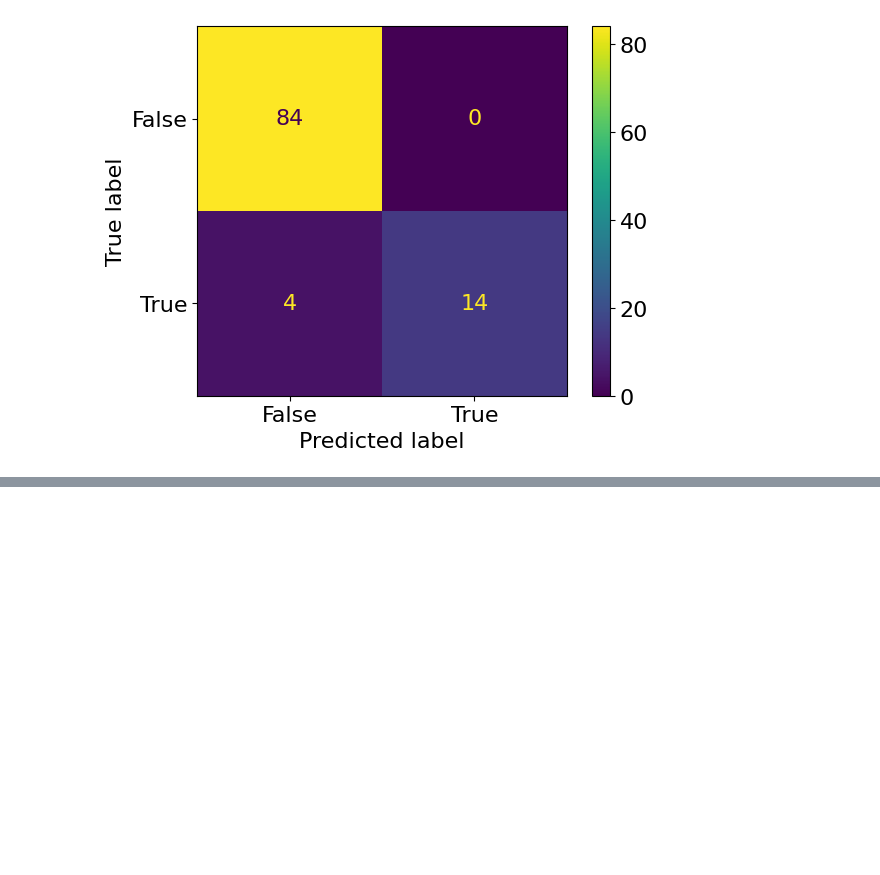
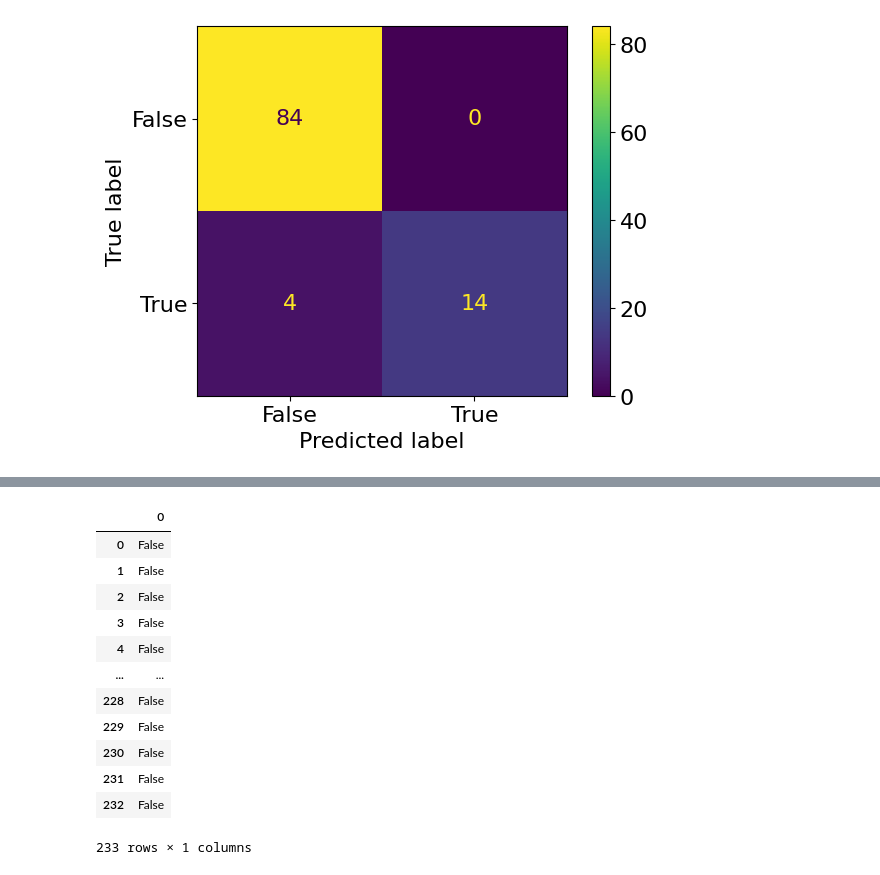
Before and after one commit to Zirui0102/LCI_extraction, a Jupyter notebook: Table_title_embedding.ipynb, the cells around one changed output, grey strips where cells are left out. Cells and saved outputs as stored; diff of their text form; code cells hidden in the pictures; blank space fills up the shorter version.

```diff
--- a/Table_title_embedding.ipynb
+++ b/Table_title_embedding.ipynb
@@ -256,7 +257,7 @@ disp.plot()
 [figure]
 # %%
 # import testing data
-df_LCI = pd.read_csv('C:/Users/89751/OneDrive/Desktop/LCI_test1.csv')
+df_LCI = pd.read_csv('C:/Users/89751/OneDrive/Desktop/PDF_title.csv')
 
 # generate embeddings
 text_embedding_list = generate_embeddings(df_LCI['Table_title'])
@@ -274,0 +292,17 @@ array([False,  True, False])
+# %%
+df = pd.DataFrame(predictions)
+df
+# %% [output]
+|  | 0 |
+| 0 | False |
+| 1 | False |
+| 2 | False |
+| 3 | False |
+| 4 | False |
+| ... | ... |
+| 228 | False |
+| 229 | False |
+| 230 | False |
+| 231 | False |
+| 232 | False |
+233 rows × 1 columns
```
Also changed, not shown: parts of 13 cells of this notebook, 1 other file.
